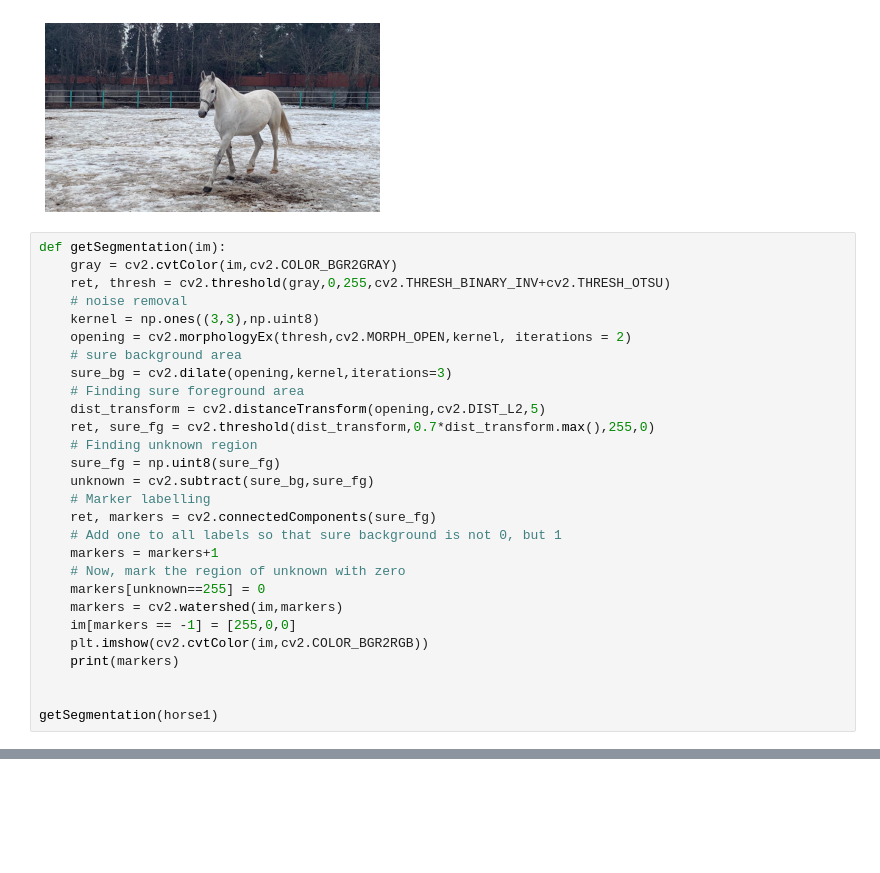
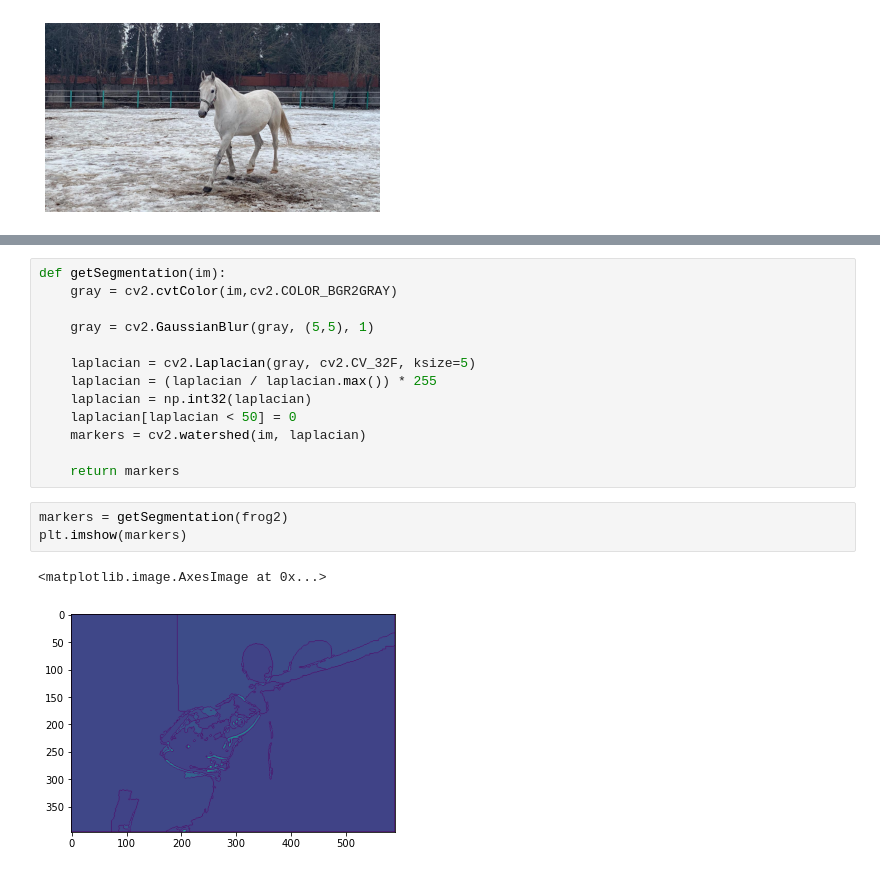
Before and after one commit to Adi-Yuval/Computer-Vision-HW, a Jupyter notebook: ee046746_hw2_classifiers_segmentation/code/ee046746_hw2_part1.ipynb, the cells around one changed output, grey strips where cells are left out. Cells and saved outputs as stored; diff of their text form; blank space fills up the shorter version.

```diff
--- a/ee046746_hw2_classifiers_segmentation/code/ee046746_hw2_part1.ipynb
+++ b/ee046746_hw2_classifiers_segmentation/code/ee046746_hw2_part1.ipynb
@@ -30,31 +30,3 @@ plt.imshow(cv2.cvtColor(horse2, cv2.COLOR_BGR2RGB))
 _ = plt.axis('off')
 # %% [output]
 [figure]
-# %%
-def getSegmentation(im):
-    gray = cv2.cvtColor(im,cv2.COLOR_BGR2GRAY)
-    ret, thresh = cv2.threshold(gray,0,255,cv2.THRESH_BINARY_INV+cv2.THRESH_OTSU)
-    # noise removal
-    kernel = np.ones((3,3),np.uint8)
-    opening = cv2.morphologyEx(thresh,cv2.MORPH_OPEN,kernel, iterations = 2)
-    # sure background area
-    sure_bg = cv2.dilate(opening,kernel,iterations=3)
-    # Finding sure foreground area
-    dist_transform = cv2.distanceTransform(opening,cv2.DIST_L2,5)
-    ret, sure_fg = cv2.threshold(dist_transform,0.7*dist_transform.max(),255,0)
-    # Finding unknown region
-    sure_fg = np.uint8(sure_fg)
-    unknown = cv2.subtract(sure_bg,sure_fg)
-    # Marker labelling
-    ret, markers = cv2.connectedComponents(sure_fg)
-    # Add one to all labels so that sure background is not 0, but 1
-    markers = markers+1
-    # Now, mark the region of unknown with zero
-    markers[unknown==255] = 0
-    markers = cv2.watershed(im,markers)
-    im[markers == -1] = [255,0,0]
-    plt.imshow(cv2.cvtColor(im,cv2.COLOR_BGR2RGB))
-    print(markers)
-
-
-getSegmentation(horse1)
@@ -69,0 +33,19 @@ getSegmentation(horse1)
+# %%
+def getSegmentation(im):
+    gray = cv2.cvtColor(im,cv2.COLOR_BGR2GRAY)
+
+    gray = cv2.GaussianBlur(gray, (5,5), 1)
+
+    laplacian = cv2.Laplacian(gray, cv2.CV_32F, ksize=5)
+    laplacian = (laplacian / laplacian.max()) * 255
+    laplacian = np.int32(laplacian)
+    laplacian[laplacian < 50] = 0
+    markers = cv2.watershed(im, laplacian)
+
+    return markers
+# %%
+markers = getSegmentation(frog2)
+plt.imshow(markers)
+# %% [output]
+<matplotlib.image.AxesImage at 0x...>
+[figure, added]
```
Also changed, not shown: parts of 1 cell of this notebook, 2 other files.
